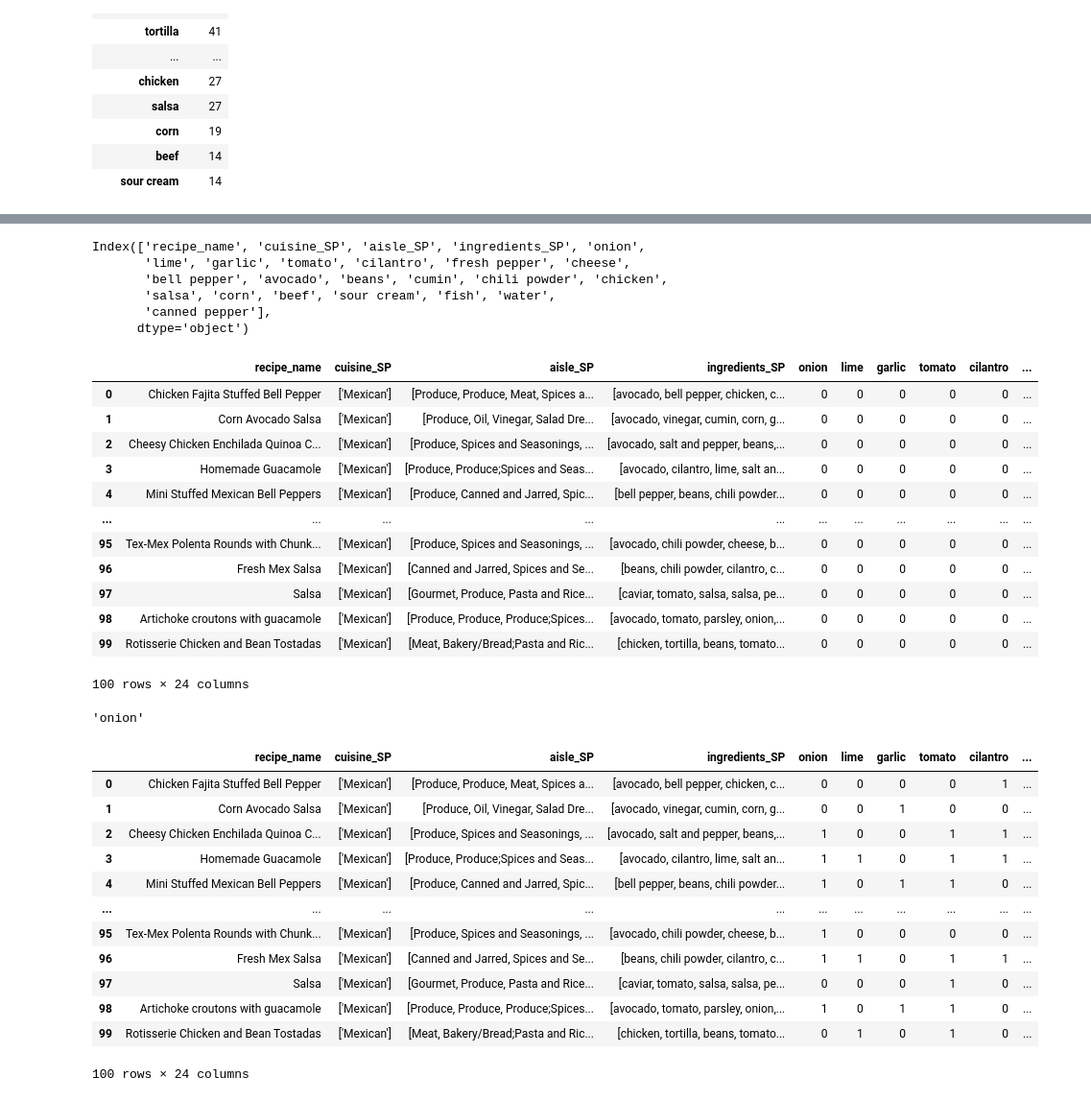
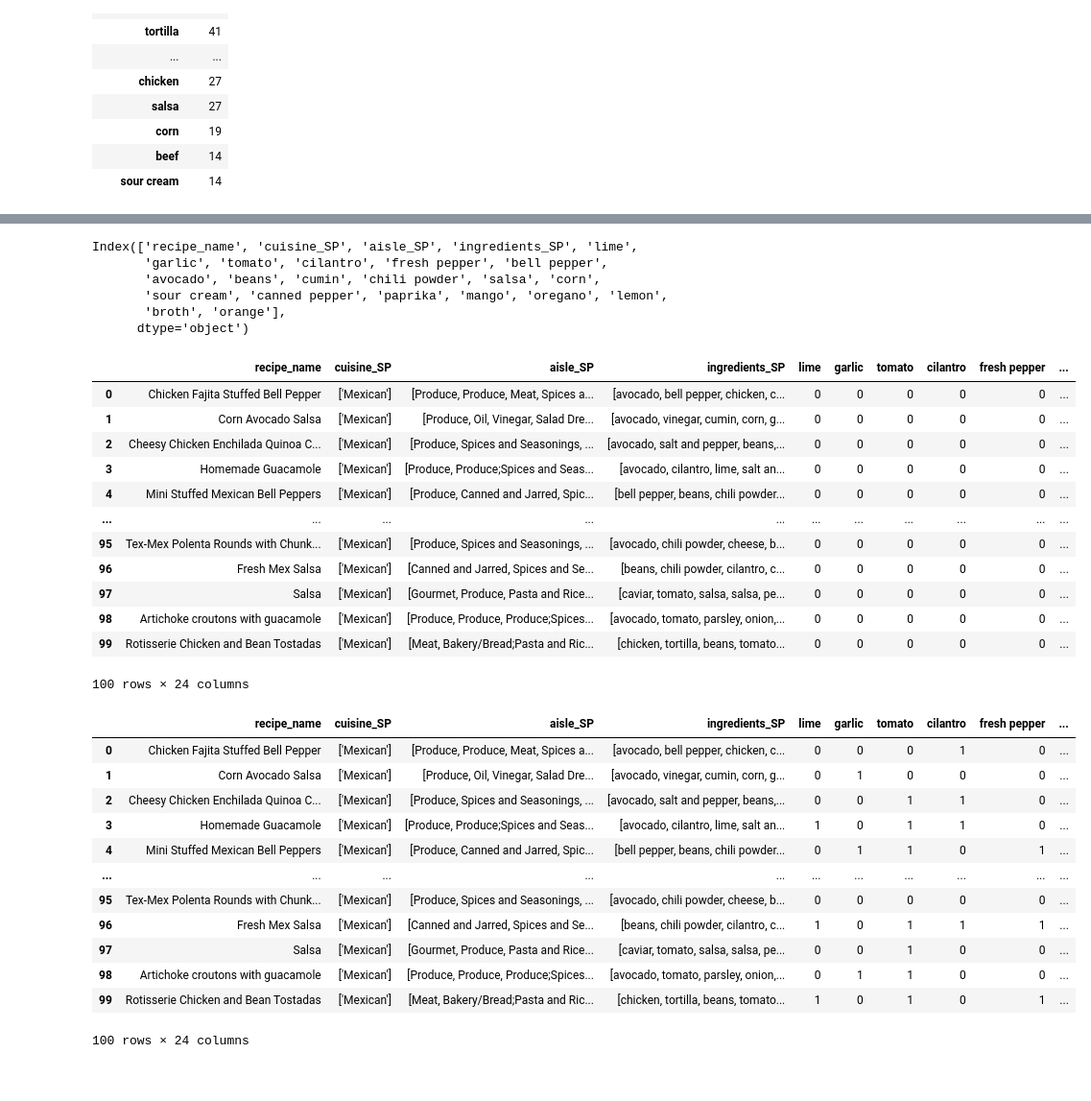
Before and after one commit to ccwillmore/Recipe_project, a Jupyter notebook: initial_processing_dataframe.ipynb, the cells around one changed output, grey strips where cells are left out. Shown at 96% size. Cells and saved outputs as stored; diff of their text form; code cells hidden in the pictures.

```diff
--- a/initial_processing_dataframe.ipynb
+++ b/initial_processing_dataframe.ipynb
@@ -355,12 +342,12 @@ mexican_df
 # %% [markdown]
 ### Create a new composite ingredient list from the data frame
 # %%
-composite_ingredients_mexican = total_ing_list_from_df(mexican_df)
+composite_ingredients = total_ing_list_from_df(data_df)
 # %% [markdown]
 ### Create a dataframe from the composite ingredients list, group by ingredient name with count(), and sort descending
 # %%
-mexican_ing_groups = sort_and_count_ingredient_list(composite_ingredients_mexican)
-mexican_ing_groups.head(20)
+ing_groups = sort_and_count_ingredient_list(composite_ingredients)
+ing_groups.head(20)
 # %% [output]
 |  | count |
 | ingredient |  |
@@ -382,8 +369,8 @@ mexican_ing_groups.head(20)
 | sour cream | 14 |
 # %%
 # Dropping common ingredients
-mexican_ing_groups = mexican_ing_groups.drop(index = ["salt and pepper", "oil", "tortilla"])
-mexican_ing_groups
+ing_groups = ing_groups.drop(index = ["salt and pepper",'water','lettuce', "oil", "tortilla",'onion','cheese','chicken','pork','beef','fish'])
+ing_groups.head(20)
 # %% [output]
 |  | count |
 | ingredient |  |
@@ -418,19 +409,19 @@ mexican_df
 # %%
-for index, row in enumerate(mexican_ing_groups.index):
+for index, row in enumerate(ing_groups.index):
     if index < 20:
-        mexican_df[row] = 0
-mexican_df.columns
+        data_df[row] = 0
+data_df.columns
 # %% [output]
-Index(['recipe_name', 'cuisine_SP', 'aisle_SP', 'ingredients_SP', 'onion',
-       'lime', 'garlic', 'tomato', 'cilantro', 'fresh pepper', 'cheese',
-       'bell pepper', 'avocado', 'beans', 'cumin', 'chili powder', 'chicken',
-       'salsa', 'corn', 'beef', 'sour cream', 'fish', 'water',
-       'canned pepper'],
+Index(['recipe_name', 'cuisine_SP', 'aisle_SP', 'ingredients_SP', 'lime',
+       'garlic', 'tomato', 'cilantro', 'fresh pepper', 'bell pepper',
+       'avocado', 'beans', 'cumin', 'chili powder', 'salsa', 'corn',
+       'sour cream', 'canned pepper', 'paprika', 'mango', 'oregano', 'lemon',
+       'broth', 'orange'],
       dtype='object')
 # %%
-mexican_df
+data_df
 # %% [output]
-|  | recipe_name | cuisine_SP | aisle_SP | ingredients_SP | onion | lime | garlic | tomato | cilantro | ... |
+|  | recipe_name | cuisine_SP | aisle_SP | ingredients_SP | lime | garlic | tomato | cilantro | fresh pepper | ... |
 | 0 | Chicken Fajita Stuffed Bell Pepper | ['Mexican'] | [Produce, Produce, Meat, Spices a... | [avocado, bell pepper, chicken, c... | 0 | 0 | 0 | 0 | 0 | ... |
 | 1 | Corn Avocado Salsa | ['Mexican'] | [Produce, Oil, Vinegar, Salad Dre... | [avocado, vinegar, cumin, corn, g... | 0 | 0 | 0 | 0 | 0 | ... |
 | 2 | Cheesy Chicken Enchilada Quinoa C... | ['Mexican'] | [Produce, Spices and Seasonings, ... | [avocado, salt and pepper, beans,... | 0 | 0 | 0 | 0 | 0 | ... |
@@ -443,31 +434,27 @@ mexican_df
 | 98 | Artichoke croutons with guacamole | ['Mexican'] | [Produce, Produce, Produce;Spices... | [avocado, tomato, parsley, onion,... | 0 | 0 | 0 | 0 | 0 | ... |
 | 99 | Rotisserie Chicken and Bean Tostadas | ['Mexican'] | [Meat, Bakery/Bread;Pasta and Ric... | [chicken, tortilla, beans, tomato... | 0 | 0 | 0 | 0 | 0 | ... |
 100 rows × 24 columns
-# %%
-mexican_df.columns[4]
-# %% [output]
-'onion'
 # %%
 # Assigning 1 or 0 if ingredient is in ingredient list
-indexes = mexican_df.index.values.tolist()
+indexes = data_df.index.values.tolist()
 for index in indexes:
-    for col_name in mexican_df.columns:
-        if col_name in mexican_df.ingredients_SP[index]:
-            mexican_df.loc[index,col_name] = 1
-mexican_df
+    for col_name in data_df.columns:
+        if col_name in data_df.ingredients_SP[index]:
+            data_df.loc[index,col_name] = 1
+data_df
 # %% [output]
-|  | recipe_name | cuisine_SP | aisle_SP | ingredients_SP | onion | lime | garlic | tomato | cilantro | ... |
-| 0 | Chicken Fajita Stuffed Bell Pepper | ['Mexican'] | [Produce, Produce, Meat, Spices a... | [avocado, bell pepper, chicken, c... | 0 | 0 | 0 | 0 | 1 | ... |
-| 1 | Corn Avocado Salsa | ['Mexican'] | [Produce, Oil, Vinegar, Salad Dre... | [avocado, vinegar, cumin, corn, g... | 0 | 0 | 1 | 0 | 0 | ... |
-| 2 | Cheesy Chicken Enchilada Quinoa C... | ['Mexican'] | [Produce, Spices and Seasonings, ... | [avocado, salt and pepper, beans,... | 1 | 0 | 0 | 1 | 1 | ... |
-| 3 | Homemade Guacamole | ['Mexican'] | [Produce, Produce;Spices and Seas... | [avocado, cilantro, lime, salt an... | 1 | 1 | 0 | 1 | 1 | ... |
-| 4 | Mini Stuffed Mexican Bell Peppers | ['Mexican'] | [Produce, Canned and Jarred, Spic... | [bell pepper, beans, chili powder... | 1 | 0 | 1 | 1 | 0 | ... |
+|  | recipe_name | cuisine_SP | aisle_SP | ingredients_SP | lime | garlic | tomato | cilantro | fresh pepper | ... |
+| 0 | Chicken Fajita Stuffed Bell Pepper | ['Mexican'] | [Produce, Produce, Meat, Spices a... | [avocado, bell pepper, chicken, c... | 0 | 0 | 0 | 1 | 0 | ... |
+| 1 | Corn Avocado Salsa | ['Mexican'] | [Produce, Oil, Vinegar, Salad Dre... | [avocado, vinegar, cumin, corn, g... | 0 | 1 | 0 | 0 | 0 | ... |
+| 2 | Cheesy Chicken Enchilada Quinoa C... | ['Mexican'] | [Produce, Spices and Seasonings, ... | [avocado, salt and pepper, beans,... | 0 | 0 | 1 | 1 | 0 | ... |
+| 3 | Homemade Guacamole | ['Mexican'] | [Produce, Produce;Spices and Seas... | [avocado, cilantro, lime, salt an... | 1 | 0 | 1 | 1 | 0 | ... |
+| 4 | Mini Stuffed Mexican Bell Peppers | ['Mexican'] | [Produce, Canned and Jarred, Spic... | [bell pepper, beans, chili powder... | 0 | 1 | 1 | 0 | 1 | ... |
 | ... | ... | ... | ... | ... | ... | ... | ... | ... | ... | ... |
-| 95 | Tex-Mex Polenta Rounds with Chunk... | ['Mexican'] | [Produce, Spices and Seasonings, ... | [avocado, chili powder, cheese, b... | 1 | 0 | 0 | 0 | 0 | ... |
-| 96 | Fresh Mex Salsa | ['Mexican'] | [Canned and Jarred, Spices and Se... | [beans, chili powder, cilantro, c... | 1 | 1 | 0 | 1 | 1 | ... |
-| 97 | Salsa | ['Mexican'] | [Gourmet, Produce, Pasta and Rice... | [caviar, tomato, salsa, salsa, pe... | 0 | 0 | 0 | 1 | 0 | ... |
-| 98 | Artichoke croutons with guacamole | ['Mexican'] | [Produce, Produce, Produce;Spices... | [avocado, tomato, parsley, onion,... | 1 | 0 | 1 | 1 | 0 | ... |
-| 99 | Rotisserie Chicken and Bean Tostadas | ['Mexican'] | [Meat, Bakery/Bread;Pasta and Ric... | [chicken, tortilla, beans, tomato... | 0 | 1 | 0 | 1 | 0 | ... |
+| 95 | Tex-Mex Polenta Rounds with Chunk... | ['Mexican'] | [Produce, Spices and Seasonings, ... | [avocado, chili powder, cheese, b... | 0 | 0 | 0 | 0 | 0 | ... |
+| 96 | Fresh Mex Salsa | ['Mexican'] | [Canned and Jarred, Spices and Se... | [beans, chili powder, cilantro, c... | 1 | 0 | 1 | 1 | 1 | ... |
+| 97 | Salsa | ['Mexican'] | [Gourmet, Produce, Pasta and Rice... | [caviar, tomato, salsa, salsa, pe... | 0 | 0 | 1 | 0 | 0 | ... |
+| 98 | Artichoke croutons with guacamole | ['Mexican'] | [Produce, Produce, Produce;Spices... | [avocado, tomato, parsley, onion,... | 0 | 1 | 1 | 0 | 0 | ... |
+| 99 | Rotisserie Chicken and Bean Tostadas | ['Mexican'] | [Meat, Bakery/Bread;Pasta and Ric... | [chicken, tortilla, beans, tomato... | 1 | 0 | 1 | 0 | 1 | ... |
 100 rows × 24 columns
 # %%
 # Dropping columns. Cleaning data for machine learning
```
Also changed, not shown: parts of 13 cells of this notebook.
